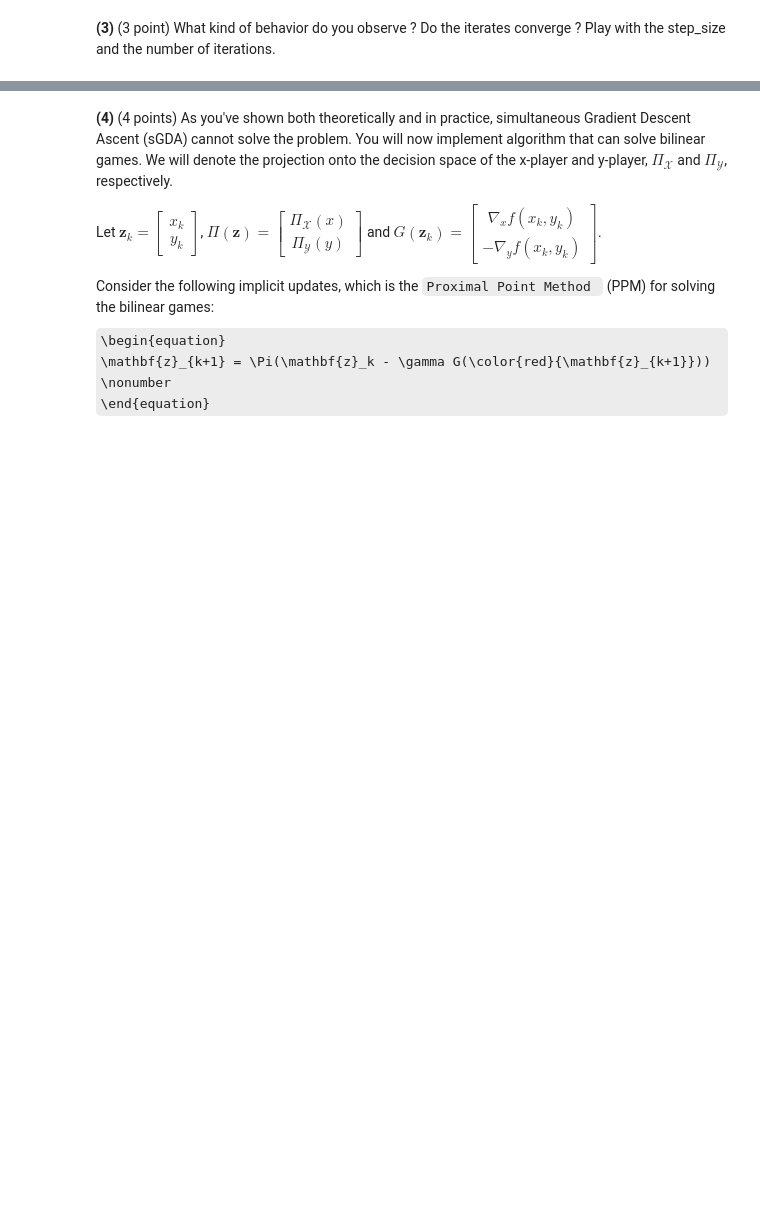
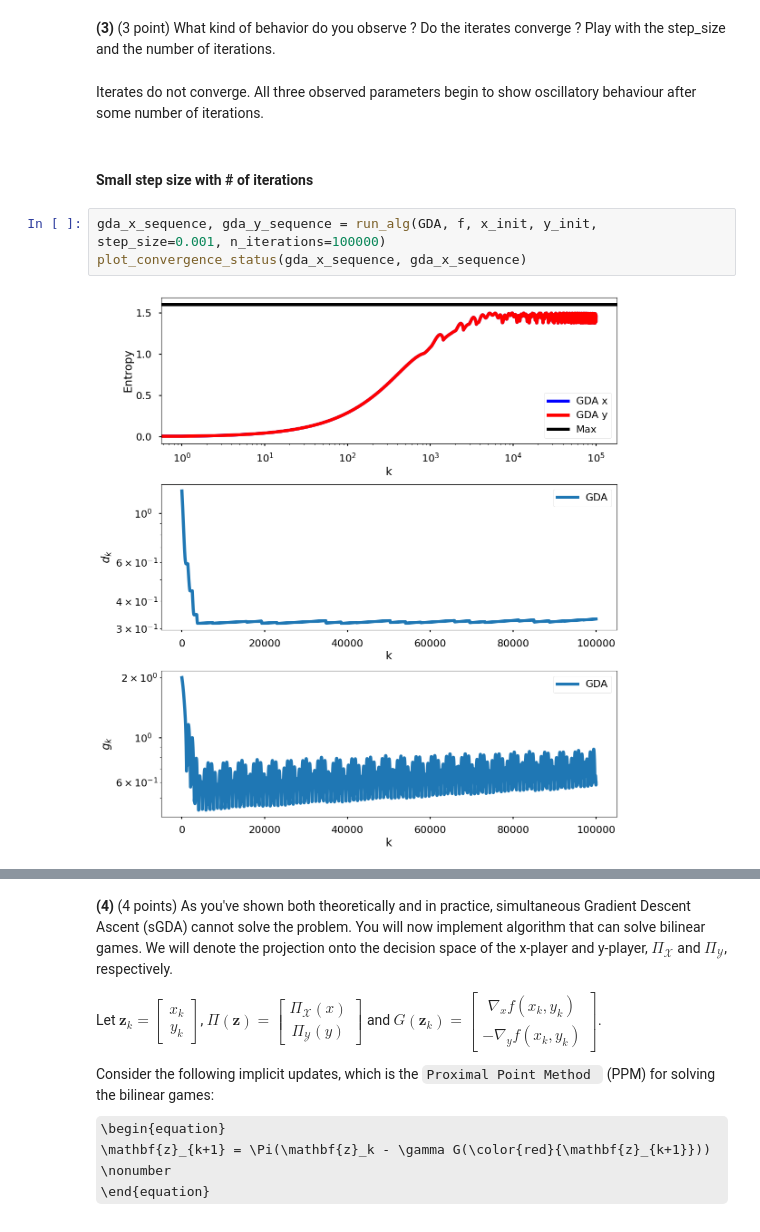
Before and after one commit to MarkoStc/mod_hw2, a Jupyter notebook: Part-1-Theoretical recap.ipynb, the cells around one changed output, grey strips where cells are left out. Saved outputs shown, nothing was run; the diff lists cells and outputs as text; some formulas as TeX source; blank space fills up the shorter version.

```diff
--- a/Part-1-Theoretical recap.ipynb
+++ b/Part-1-Theoretical recap.ipynb
@@ -891,2 +917,11 @@ plt.show()
 # %% [markdown]
 **(3)** (3 point) What kind of behavior do you observe ? Do the iterates converge ? Play with the step_size and the number of iterations.
+# %% [markdown]
+Iterates do not converge. All three observed parameters begin to show oscillatory behaviour after some number of iterations.
+# %% [markdown]
+#### Small step size with # of iterations
+# %%
+gda_x_sequence, gda_y_sequence = run_alg(GDA, f, x_init, y_init, step_size=0.001, n_iterations=100000)
+plot_convergence_status(gda_x_sequence, gda_x_sequence)
+# %% [output]
+[figure, added]
```
Also changed, not shown: parts of 29 cells of this notebook.
